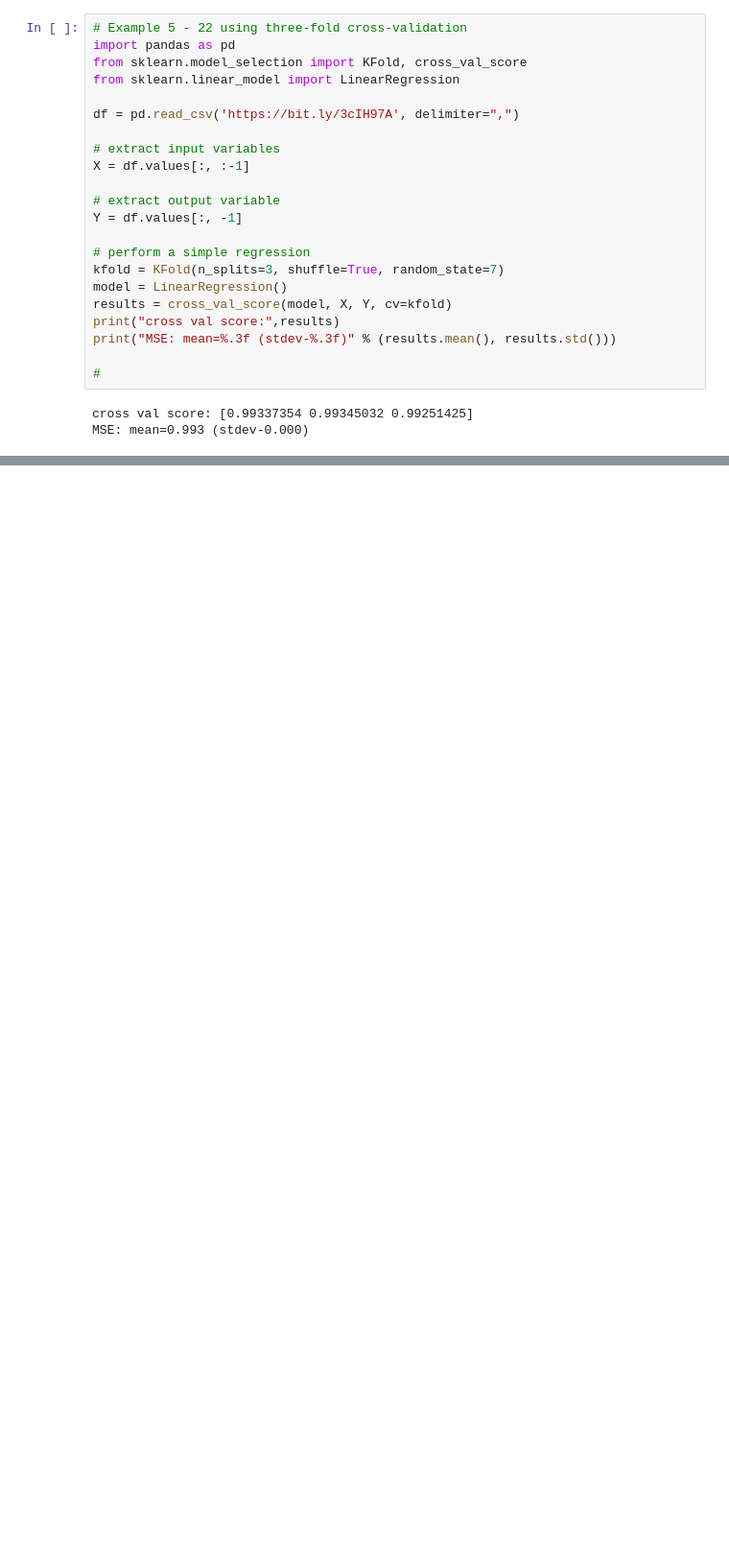
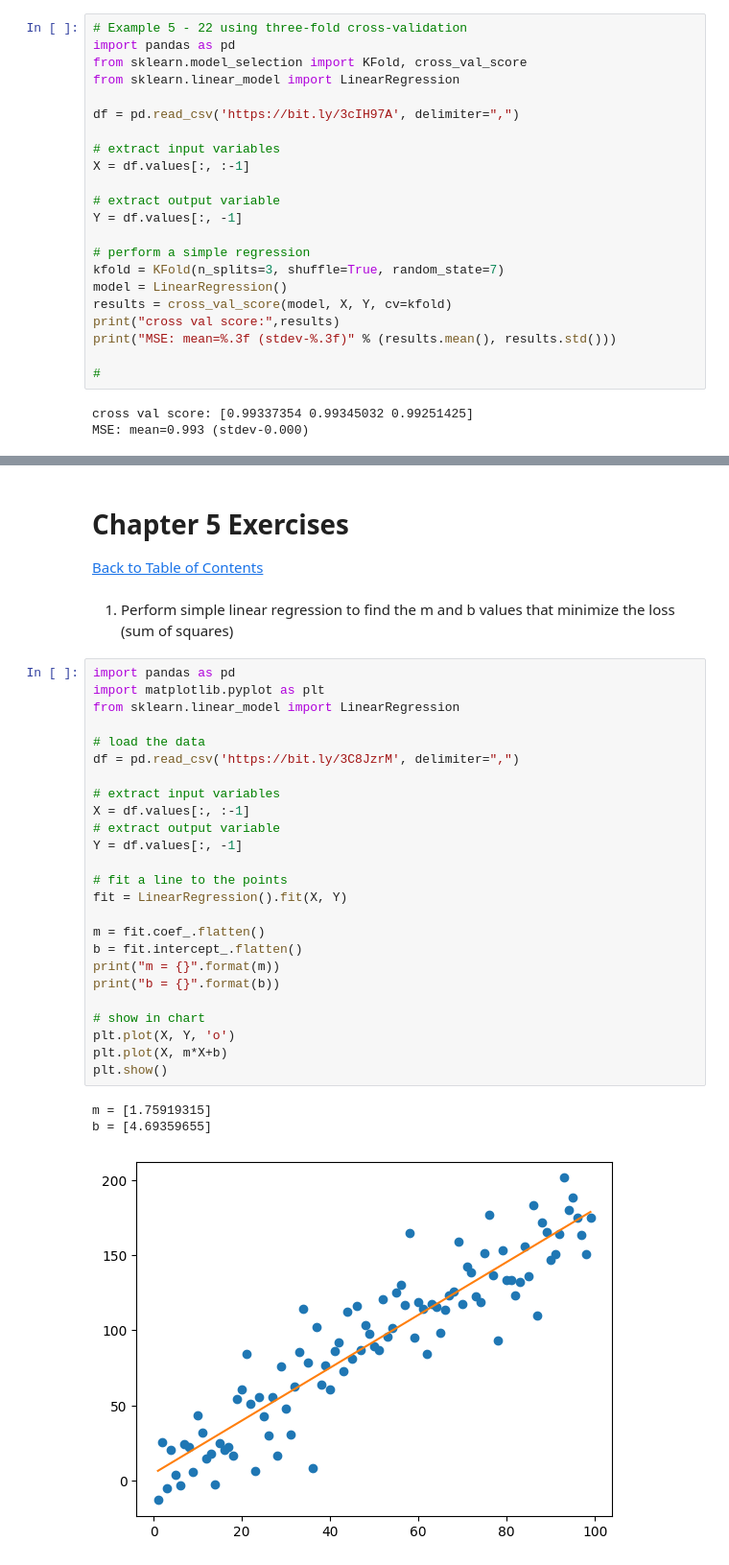
Before and after one commit to DanHerman212/mathematics-for-ds, a Jupyter notebook: mathematics.ipynb, the cells around one changed output, grey strips where cells are left out. Shown at 96% size. Saved outputs shown, nothing was run; the diff lists cells and outputs as text; blank space fills up the shorter version.

```diff
--- a/mathematics.ipynb
+++ b/mathematics.ipynb
@@ -2731,0 +2785,34 @@ MSE: mean=0.993 (stdev-0.000)
+# %% [markdown]
+# Chapter 5 Exercises
+[Back to Table of Contents](#Table-of-Contents)
+# %% [markdown]
+1. Perform simple linear regression to find the m and b values that minimize the loss (sum of squares)<br>
+# %%
+import pandas as pd
+import matplotlib.pyplot as plt
+from sklearn.linear_model import LinearRegression
+
+# load the data
+df = pd.read_csv('https://bit.ly/3C8JzrM', delimiter=",")
+
+# extract input variables
+X = df.values[:, :-1]
+# extract output variable
+Y = df.values[:, -1]
+
+# fit a line to the points
+fit = LinearRegression().fit(X, Y)
+
+m = fit.coef_.flatten()
+b = fit.intercept_.flatten()
+print("m = {}".format(m))
+print("b = {}".format(b))
+
+# show in chart
+plt.plot(X, Y, 'o')
+plt.plot(X, m*X+b)
+plt.show()
+# %% [output]
+m = [1.75919315]
+b = [4.69359655]
+[figure, added]
```
Also changed, not shown: parts of 8 cells of this notebook.
